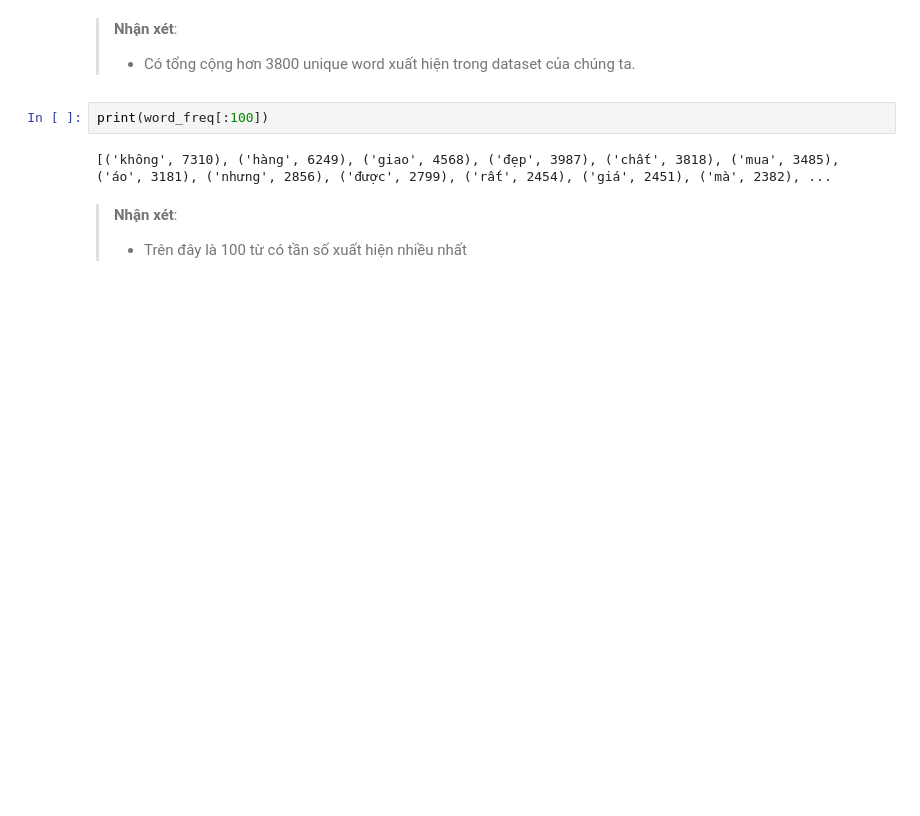
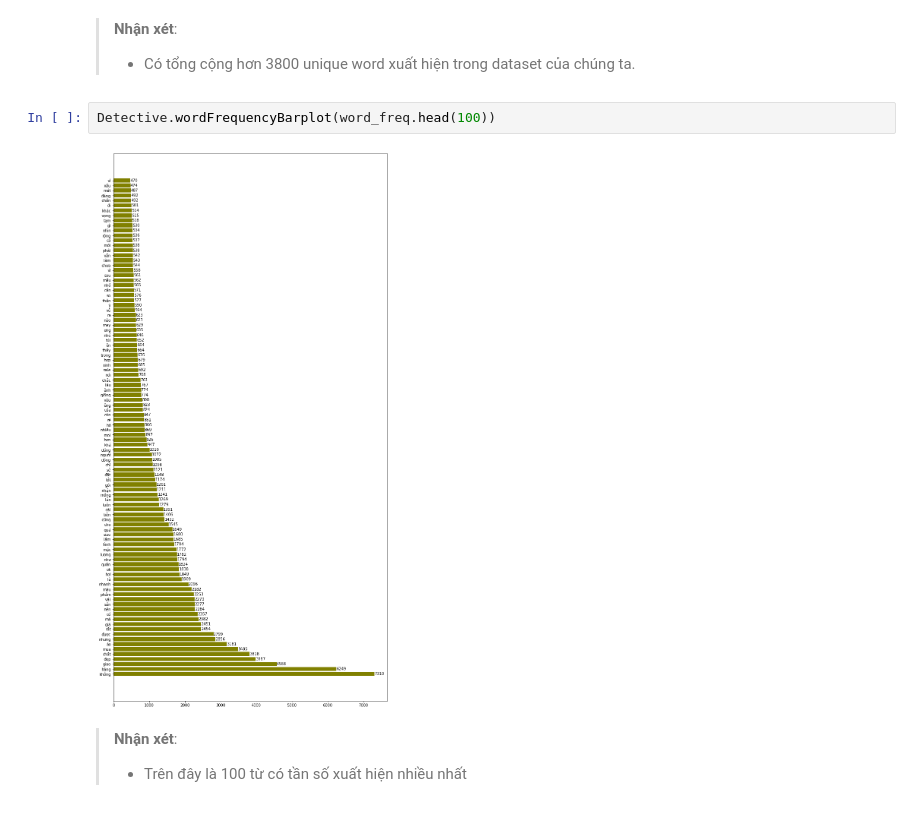
Before and after one commit to cuongpiger/SCL_KHVW_Sentiment_Analysis_Project, a Jupyter notebook: 03.eda.ipynb, the cells around one changed output. Saved outputs shown, nothing was run; the diff lists cells and outputs as text; blank space fills up the shorter version.

```diff
--- a/03.eda.ipynb
+++ b/03.eda.ipynb
@@ -65,9 +62,9 @@ print(len(word_freq))
 > **Nhận xét**:
 > * Có tổng cộng hơn 3800 unique word xuất hiện trong dataset của chúng ta.
 # %%
-print(word_freq[:100])
+Detective.wordFrequencyBarplot(word_freq.head(100))
 # %% [output]
-[('không', 7310), ('hàng', 6249), ('giao', 4568), ('đẹp', 3987), ('chất', 3818), ('mua', 3485), ('áo', 3181), ('nhưng', 2856), ('được', 2799), ('rất', 2454), ('giá', 2451), ('mà', 2382), ...
+[figure, added]
 # %% [markdown]
 > **Nhận xét**:
 > * Trên đây là 100 từ có tần số xuất hiện nhiều nhất
```
Also changed, not shown: parts of 16 cells of this notebook, 1 other file.
